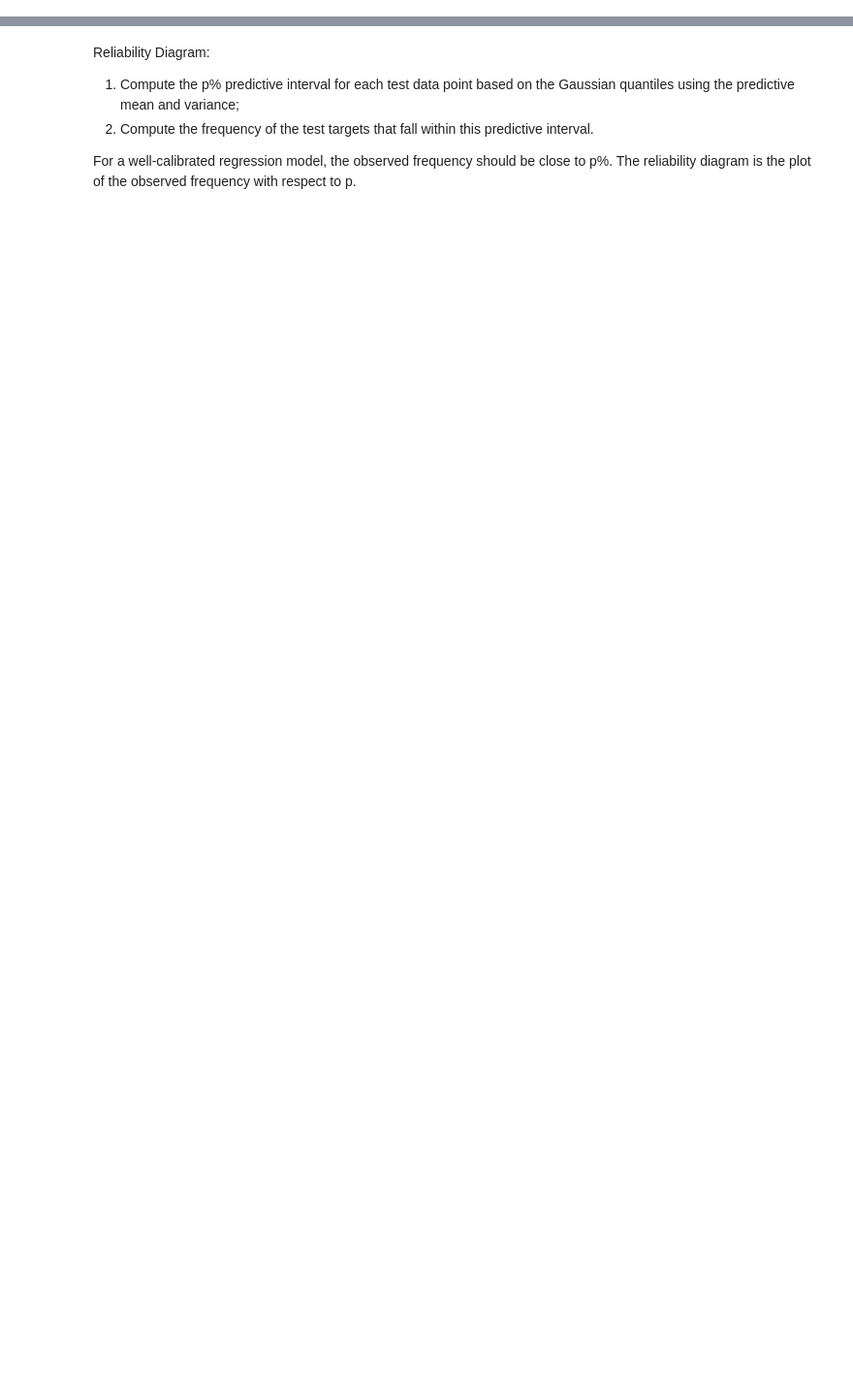
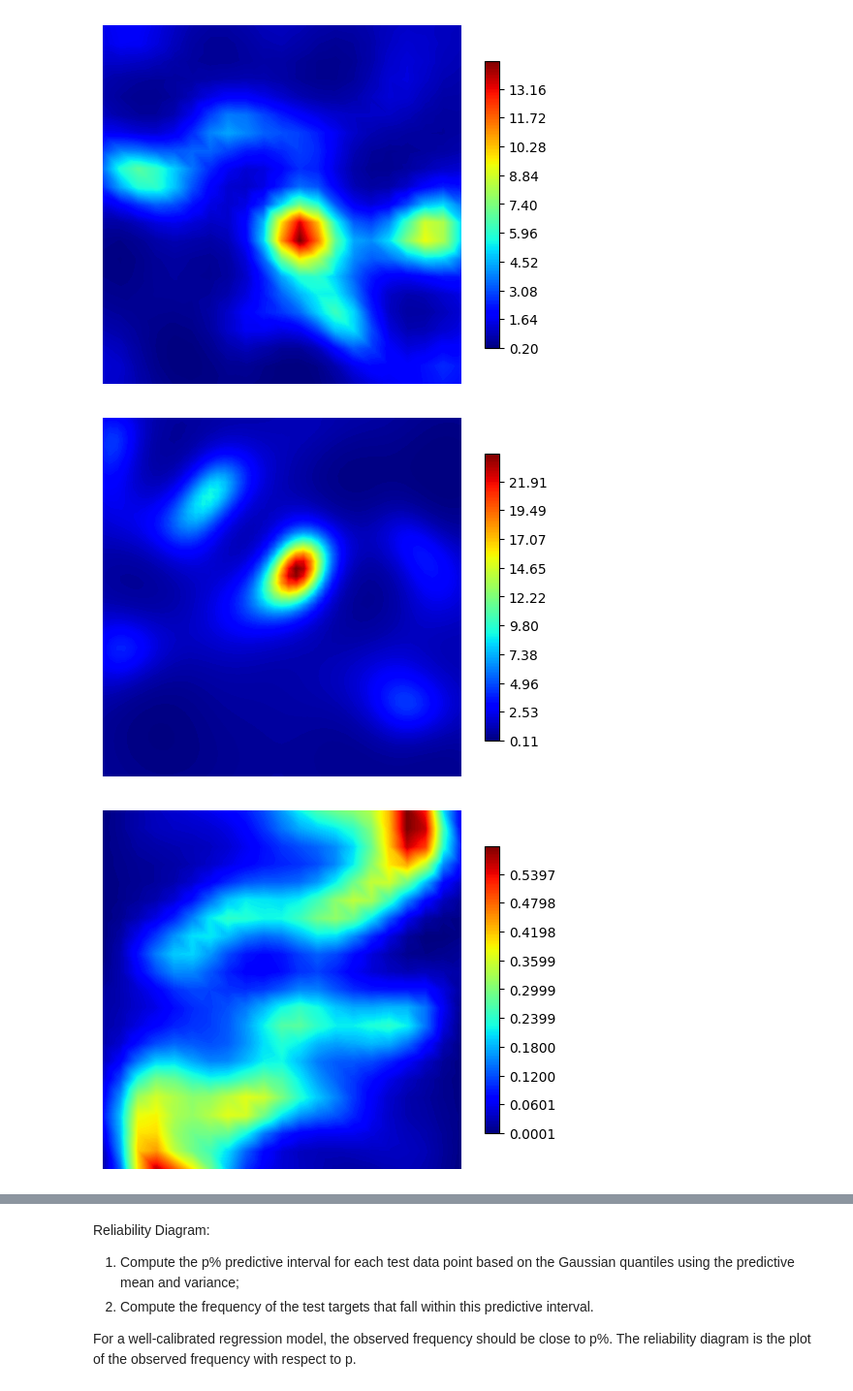
Before and after one commit to FraBet29/APSC_project, a Jupyter notebook: bayesian_network/examples/1_darcy_flow/darcy_flow_bayesian.ipynb, the cells around one changed output, grey strips where cells are left out. Shown at 97% size. Drawn from its saved outputs; the diff is of its cells as text; code cells hidden in the pictures; blank space fills up the shorter version.

```diff
--- a/bayesian_network/examples/1_darcy_flow/darcy_flow_bayesian.ipynb
+++ b/bayesian_network/examples/1_darcy_flow/darcy_flow_bayesian.ipynb
@@ -848,0 +77,43 @@ plt.show()
+# %%
+# Load train and test data (fine)
+
+device = 'cuda:0' if torch.cuda.is_available() else 'cpu'
+
+path_train_H = os.path.join(os.getcwd(), "snapshots", "snapshots_train_H.npz")
+data_train_H = np.load(path_train_H)
+
+N_train_H = data_train_H['K'].shape[0]
+K_train_H = torch.tensor(data_train_H['K'].astype(np.float32)).to(device)
+p_train_H = torch.tensor(data_train_H['p'].astype(np.float32)).to(device)
+u_x_train_H = torch.tensor(data_train_H['u_x'].astype(np.float32)).to(device)
+u_y_train_H = torch.tensor(data_train_H['u_y'].astype(np.float32)).to(device)
+
+path_test_H = os.path.join(os.getcwd(), "snapshots", "snapshots_test_H.npz")
+data_test_H = np.load(path_test_H)
+
+N_test_H = data_test_H['K'].shape[0]
+K_test_H = torch.tensor(data_test_H['K'].astype(np.float32)).to(device)
+p_test_H = torch.tensor(data_test_H['p'].astype(np.float32)).to(device)
+u_x_test_H = torch.tensor(data_test_H['u_x'].astype(np.float32)).to(device)
+u_y_test_H = torch.tensor(data_test_H['u_y'].astype(np.float32)).to(device)
+# %%
+# Plot low-fidelity and high-fidelity snapshots
+
+V_C = fe.space(mesh_C, 'CG', 1) # 441 dofs
+V_H = fe.space(mesh_H, 'CG', 1) # 2601 dofs
+
+fe.plot(K_train_C[0], V_C, cmap='jet', colorbar=True)
+plt.show()
+
+fe.plot(K_train_H[0], V_H, cmap='jet', colorbar=True)
+plt.show()
+
+fe.plot(u_x_train_C[0], V_C, cmap='jet', colorbar=True)
+plt.show()
+
+fe.plot(u_x_train_H[0], V_H, cmap='jet', colorbar=True)
+plt.show()
+# %% [output]
+[figure, added]
+[figure, added]
+[figure, added]
```
Also changed, not shown: parts of 72 cells of this notebook, 17 other files.
